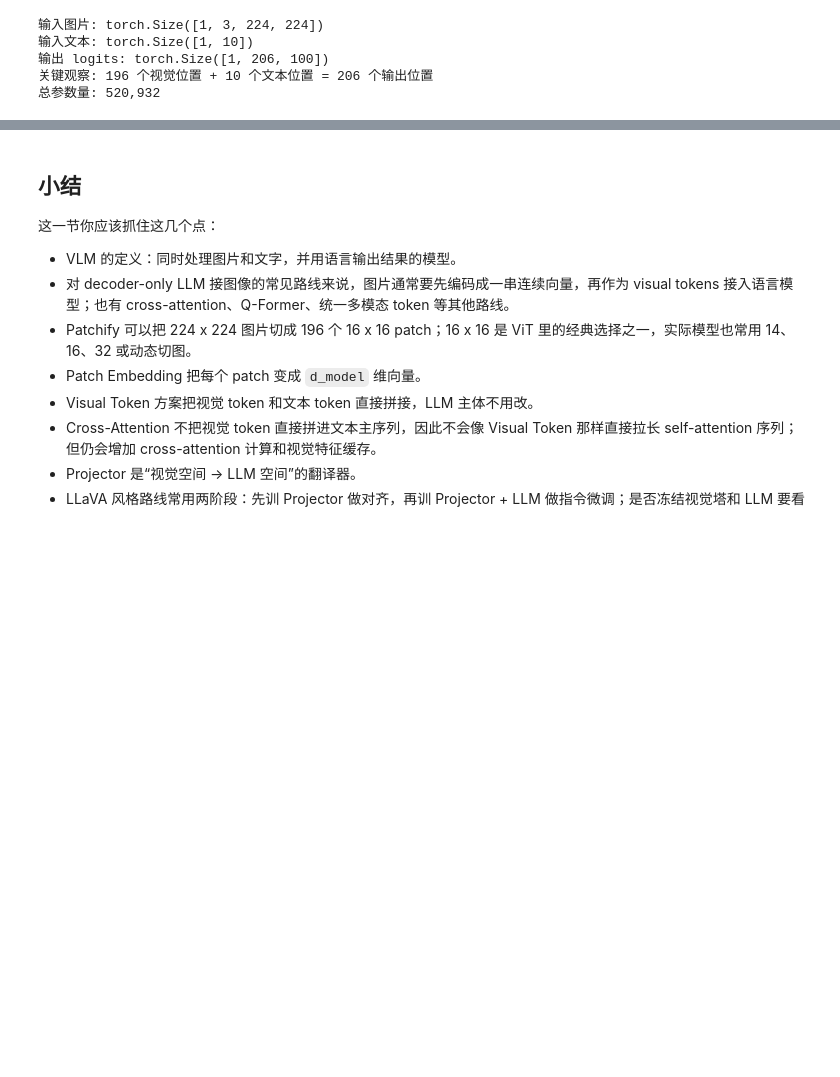
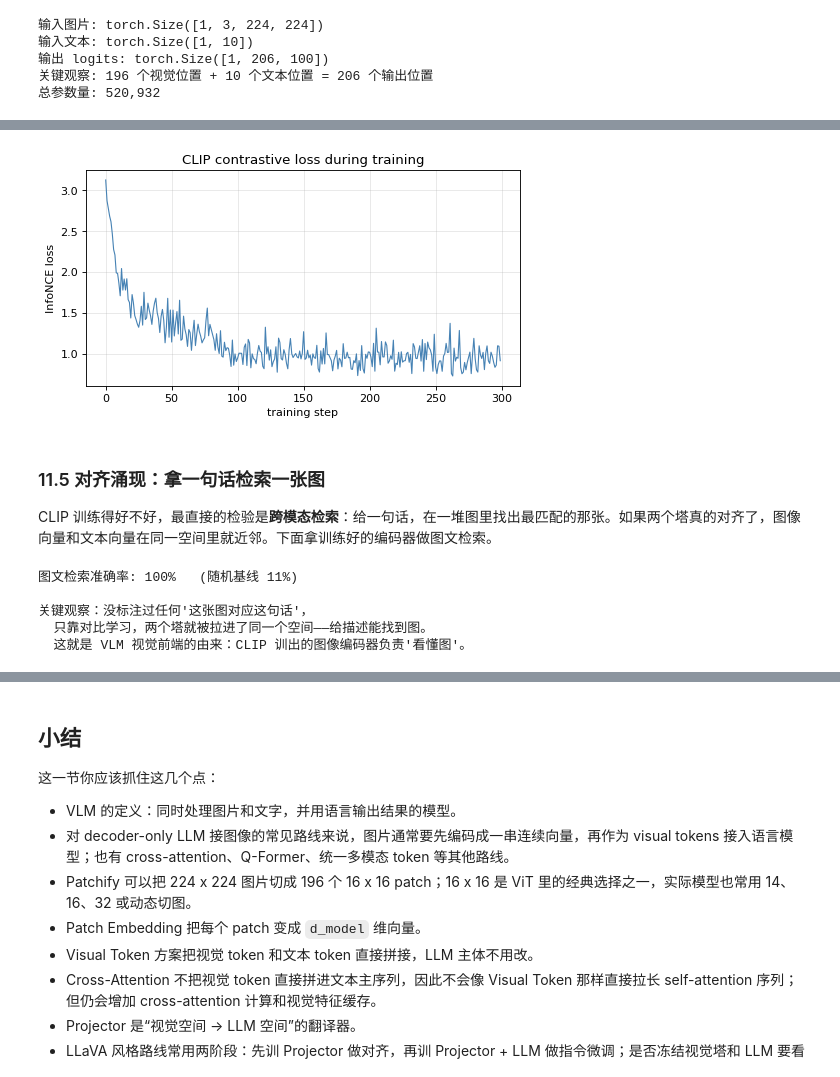
Before and after one commit to walkinglabs/modern-llm-notebook, a Jupyter notebook: notebooks/part4-frontiers/26-vlm.ipynb, the cells around one changed output, grey strips where cells are left out. Drawn from its saved outputs; the diff is of its cells as text; code cells hidden in the pictures; blank space fills up the shorter version.

```diff
--- a/notebooks/part4-frontiers/26-vlm.ipynb
+++ b/notebooks/part4-frontiers/26-vlm.ipynb
@@ -594,0 +613,30 @@ print("总参数量:", f"{sum(param.numel() for param in vlm.parameters()):,}")
+# %%
+import numpy as np
+
+# 假设 3 张图、3 句话，已经编码、算好两两余弦相似度
+# sim[i, j] = 第 i 张图 和 第 j 句话 的相似度；对角线是正确配对
+sim = np.array([
+    [0.90, 0.20, 0.10],
+    [0.10, 0.80, 0.30],
+    [0.20, 0.10, 0.85],
+])
+
+
+def softmax_rows(x):
+    e = np.exp(x - x.max(axis=1, keepdims=True))
+    return e / e.sum(axis=1, keepdims=True)
+
+
+temp = 0.1
+logits = sim / temp
+probs = softmax_rows(logits)          # 每张图 分配给三句话 的概率
+
+print("相似度 / temp：")
+print(np.round(logits, 1))
+print("\n每张图 → 三句话 的概率（行应集中在对角线）：")
+print(np.round(probs, 3))
+
+ce = -np.log([probs[i, i] for i in range(3)])
+print(f"\n逐对交叉熵: {np.round(ce, 3)}   平均 InfoNCE = {ce.mean():.3f}")
+print("\n关键观察：训练就是调编码器，把对角线（正确配对）的相似度推高、其余压低。")
+print("  temp 越小，分布越尖锐，对错配对的惩罚越重。")
@@ -594,0 +821,47 @@ print("总参数量:", f"{sum(param.numel() for param in vlm.parameters()):,}")
+# %%
+import matplotlib.pyplot as plt
+
+plt.figure(figsize=(7, 3.5))
+plt.plot(history, color="steelblue", linewidth=1)
+plt.xlabel("training step")
+plt.ylabel("InfoNCE loss")
+plt.title("CLIP contrastive loss during training")
+plt.grid(True, alpha=0.3)
+plt.show()
+# %% [output]
+[figure, added]
+# %% [markdown]
+### 11.5 对齐涌现：拿一句话检索一张图
+
+CLIP 训练得好不好，最直接的检验是**跨模态检索**：给一句话，在一堆图里找出最匹配的那张。如果两个塔真的对齐了，图像向量和文本向量在同一空间里就近邻。下面拿训练好的编码器做图文检索。
+# %%
+@torch.no_grad()
+def retrieval_accuracy(n_queries=100):
+    """随机生成一张图，从 9 个类的描述里检索，看能不能命中正确类"""
+    rng = np.random.RandomState(123)
+    correct = 0
+    # 9 个类的候选文本
+    cand_ids = torch.tensor([make_text(c, s) for c in COLORS for s in SHAPES])
+    cand_emb = F.normalize(txt_enc(cand_ids), dim=-1)     # [9, d]
+    for _ in range(n_queries):
+        c = rng.choice(COLORS)
+        s = rng.choice(SHAPES)
+        q_img = torch.tensor(make_image(c, s, rng=rng)).permute(2, 0, 1).unsqueeze(0)
+        q_emb = F.normalize(img_enc(q_img), dim=-1)       # [1, d]
+        hit = (q_emb @ cand_emb.t()).argmax().item()      # 最相似的描述
+        true = COLORS.index(c) * len(SHAPES) + SHAPES.index(s)
+        correct += int(hit == true)
+    return correct / n_queries
+
+
+acc = retrieval_accuracy(100)
+print(f"图文检索准确率: {acc*100:.0f}%   (随机基线 {100/9:.0f}%)")
+print("\n关键观察：没标注过任何'这张图对应这句话'，")
+print("  只靠对比学习，两个塔就被拉进了同一个空间——给描述能找到图。")
+print("  这就是 VLM 视觉前端的由来：CLIP 训出的图像编码器负责'看懂图'。")
+# %% [output]
+图文检索准确率: 100%   (随机基线 11%)
+
+关键观察：没标注过任何'这张图对应这句话'，
+  只靠对比学习，两个塔就被拉进了同一个空间——给描述能找到图。
+  这就是 VLM 视觉前端的由来：CLIP 训出的图像编码器负责'看懂图'。
```
Also changed, not shown: parts of 11 cells of this notebook, 6 other files.
